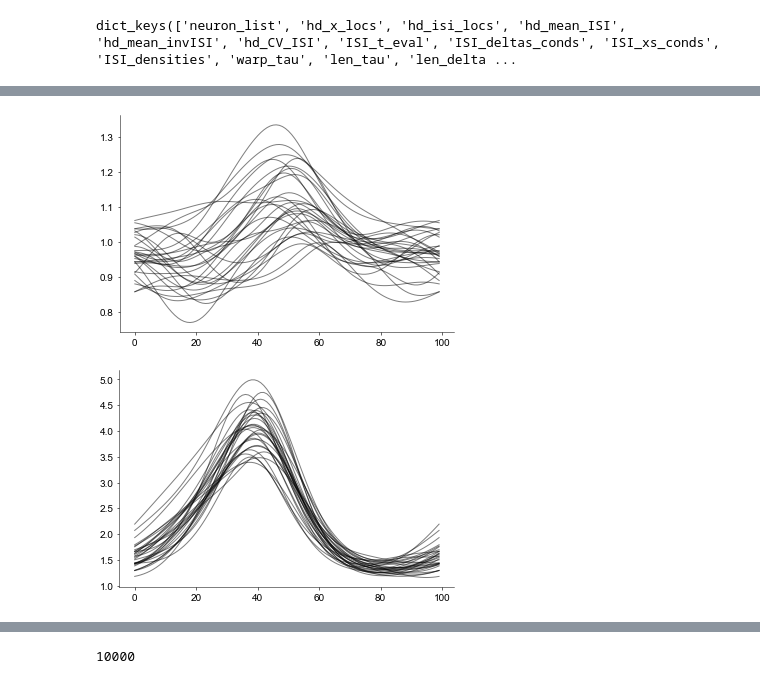
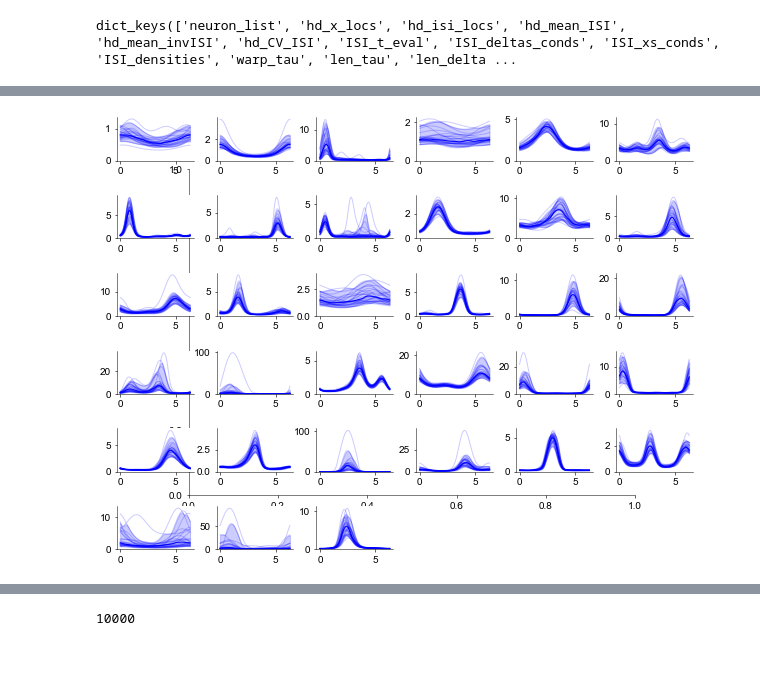
Before and after one commit to davindicode/nonparametric-nonrenewal-process, a Jupyter notebook: scripts/plots/plots.ipynb, the cells around one changed output, grey strips where cells are left out. Drawn from its saved outputs; the diff is of its cells as text; code cells hidden in the pictures; blank space fills up the shorter version.

```diff
--- a/scripts/plots/plots.ipynb
+++ b/scripts/plots/plots.ipynb
@@ -424,12 +425,20 @@ pos_mean_ISI = tuning_dict["pos_mean_ISI"]
 pos_est_rate = 1 / pos_mean_ISI.mean(0)
 
 ISI_t_eval = tuning_dict["ISI_t_eval"]
+unit_ISI_t_eval = tuning_dict["unit_ISI_t_eval"]
+
 ISI_densities = tuning_dict["ISI_densities"]
+ISI_neuron_conds = tuning_dict["ISI_neuron_conds"]
 GT_unit_renewals = tuning_dict["GT_unit_renewals"]
 GT_ISI_densities = tuning_dict["GT_ISI_densities"]
+
 
 warp_tau = tuning_dict['warp_tau']
 len_tau = tuning_dict['len_tau']
 len_deltas = tuning_dict['len_deltas']
+
+ARD_order = []
+for n in range(len_deltas.shape[0]):
+    ARD_order.append(np.sum(len_deltas[n] < 3.) + 1)
 # %%
 fig = plt.figure(figsize=(8, 3))
@@ -683,10 +705,2 @@ plt.show()
-# %%
-plt.plot(tuning_dict["hd_CV_ISI"][:, 4, :].T, alpha=0.5, c='k')
-plt.show()
-# %% [output]
-[figure, removed]
-# %%
-plt.plot(1/tuning_dict["hd_mean_ISI"][:, 4, :].T, alpha=0.5, c='k')
-plt.show()
-# %% [output]
-[figure, removed]
+# %%
+eval_locs = tuning_dict["hd_x_locs"]
@@ -692,0 +738,29 @@ plt.show()
+# %%
+fig, ax = plt.subplots(figsize=(8, 6))
+fig.set_facecolor('white')
+
+W, H = 6, 6
+widths = [1] * W
+heights = [1] * H
+
+spec = fig.add_gridspec(ncols=len(widths), nrows=len(heights), width_ratios=widths,
+                        height_ratios=heights, top=1.0, bottom=0.0,
+                        left=0.0, right=1.0, wspace=0.3, hspace=0.8)
+
+for n in range(W):
+    for m in range(H):
+        ne = m + n*W
+        if ne >= rmedian.shape[0]:
+            continue
+
+        ax = fig.add_subplot(spec[n, m])
+        line, = ax.plot(eval_locs[:, 0], rmedian[ne, :], 'b', label='posterior mean')
+        ax.fill_between(eval_locs[:, 0], rlower[ne, :], rupper[ne, :],
+                        color=line.get_color(), alpha=0.2, label='95% confidence')
+        ax.plot(eval_locs[:, 0], rsamples[:, ne, :].T, 'b', alpha=0.2)
+        ax.set_ylim(0)
+
+plt.savefig('invEtau.png', dpi=60)
+plt.show()
+# %% [output]
+[figure, added]
```
Also changed, not shown: parts of 18 cells of this notebook, 8 other files.
